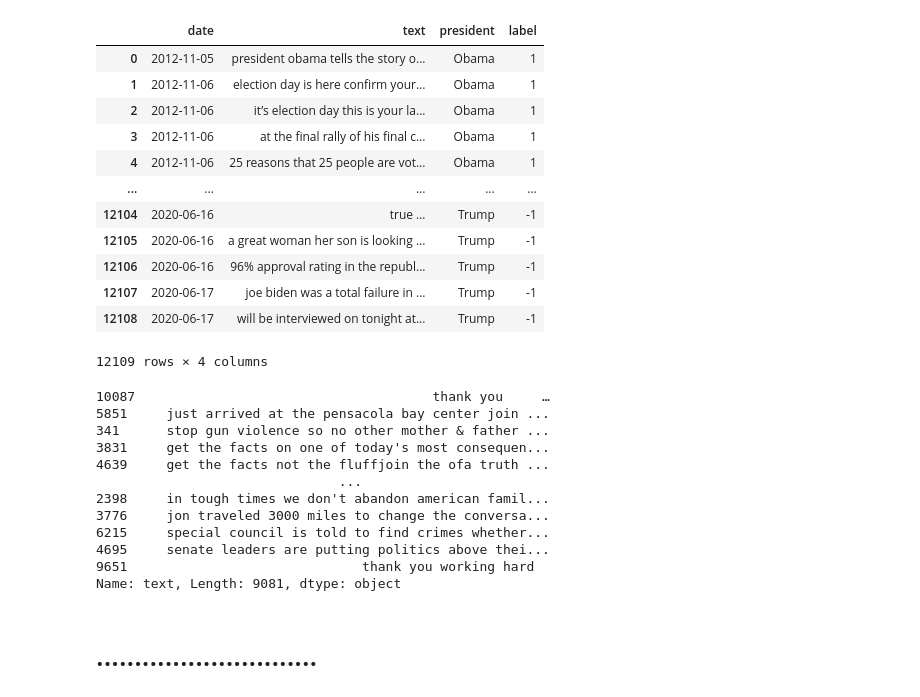
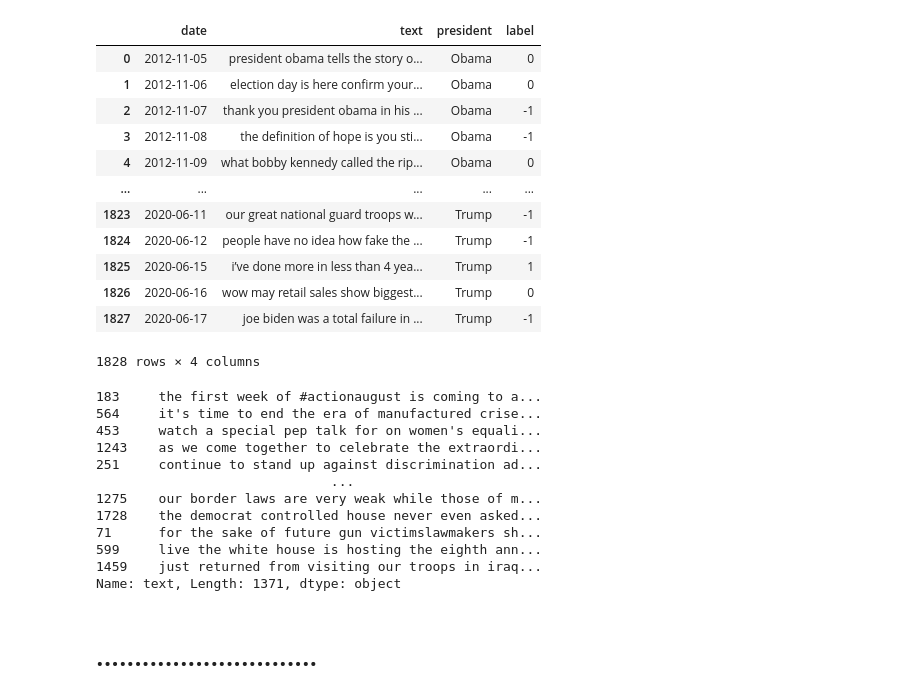
Before and after one commit to bocsardigergely/onallo_kut_fel_2020, a Jupyter notebook: code/kerasosdi.ipynb, the cells around one changed output. Saved outputs shown, nothing was run; the diff lists cells and outputs as text; code cells hidden in the pictures.

```diff
--- a/code/kerasosdi.ipynb
+++ b/code/kerasosdi.ipynb
@@ -1,24 +1,24 @@
 # %%
 import pandas as pd
 import sklearn
 import numpy as np
 
-data = pd.read_excel('../Adatok/tisztitott_adat_nonconcat.xlsx', header=0,index_col=0)
+data = pd.read_excel('../Adatok/tisztitott_adat.xlsx', header=0,index_col=0)
 data
 # %% [output]
 |  | date | text | president | label |
-| 0 | 2012-11-05 | president obama tells the story o... | Obama | 1 |
-| 1 | 2012-11-06 | election day is here confirm your... | Obama | 1 |
-| 2 | 2012-11-06 | it’s election day this is your la... | Obama | 1 |
-| 3 | 2012-11-06 | at the final rally of his final c... | Obama | 1 |
-| 4 | 2012-11-06 | 25 reasons that 25 people are vot... | Obama | 1 |
+| 0 | 2012-11-05 | president obama tells the story o... | Obama | 0 |
+| 1 | 2012-11-06 | election day is here confirm your... | Obama | 0 |
+| 2 | 2012-11-07 | thank you president obama in his ... | Obama | -1 |
+| 3 | 2012-11-08 | the definition of hope is you sti... | Obama | -1 |
+| 4 | 2012-11-09 | what bobby kennedy called the rip... | Obama | 0 |
 | ... | ... | ... | ... | ... |
-| 12104 | 2020-06-16 | true … | Trump | -1 |
-| 12105 | 2020-06-16 | a great woman her son is looking ... | Trump | -1 |
-| 12106 | 2020-06-16 | 96% approval rating in the republ... | Trump | -1 |
-| 12107 | 2020-06-17 | joe biden was a total failure in ... | Trump | -1 |
-| 12108 | 2020-06-17 | will be interviewed on tonight at... | Trump | -1 |
+| 1823 | 2020-06-11 | our great national guard troops w... | Trump | -1 |
+| 1824 | 2020-06-12 | people have no idea how fake the ... | Trump | -1 |
+| 1825 | 2020-06-15 | i’ve done more in less than 4 yea... | Trump | 1 |
+| 1826 | 2020-06-16 | wow may retail sales show biggest... | Trump | 0 |
+| 1827 | 2020-06-17 | joe biden was a total failure in ... | Trump | -1 |
-12109 rows × 4 columns
+1828 rows × 4 columns
 # %%
 from sklearn.model_selection import train_test_split
 
@@ -30,18 +30,18 @@ X_train, X_test, y_train, y_test = train_test_split(
 # %%
 X_train
 # %% [output]
-10087                                      thank you     …
-5851     just arrived at the pensacola bay center join ...
-341      stop gun violence so no other mother & father ...
-3831     get the facts on one of today's most consequen...
-4639     get the facts not the fluffjoin the ofa truth ...
-                               ...
-2398     in tough times we don't abandon american famil...
-3776     jon traveled 3000 miles to change the conversa...
-6215     special council is told to find crimes whether...
-4695     senate leaders are putting politics above thei...
-9651                              thank you working hard
-Name: text, Length: 9081, dtype: object
+183     the first week of #actionaugust is coming to a...
+564     it's time to end the era of manufactured crise...
+453     watch a special pep talk for on women's equali...
+1243    as we come together to celebrate the extraordi...
+251     continue to stand up against discrimination ad...
+                              ...
+1275    our border laws are very weak while those of m...
+1728    the democrat controlled house never even asked...
+71      for the sake of future gun victimslawmakers sh...
+599     live the white house is hosting the eighth ann...
+1459    just returned from visiting our troops in iraq...
+Name: text, Length: 1371, dtype: object
 # %%
 from keras_preprocessing.text import Tokenizer
 from keras_preprocessing.sequence import pad_sequences
```
Also changed, not shown: parts of 12 cells of this notebook, 1 other file.
